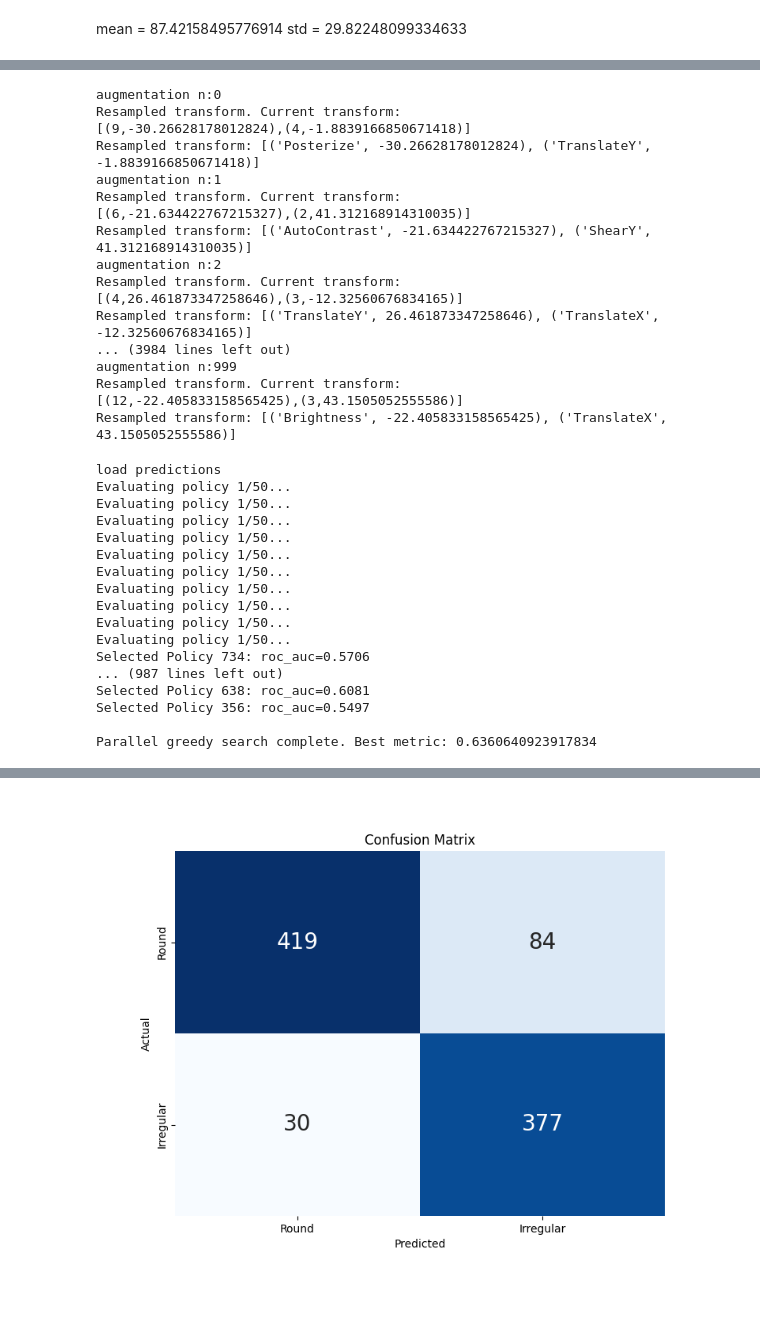
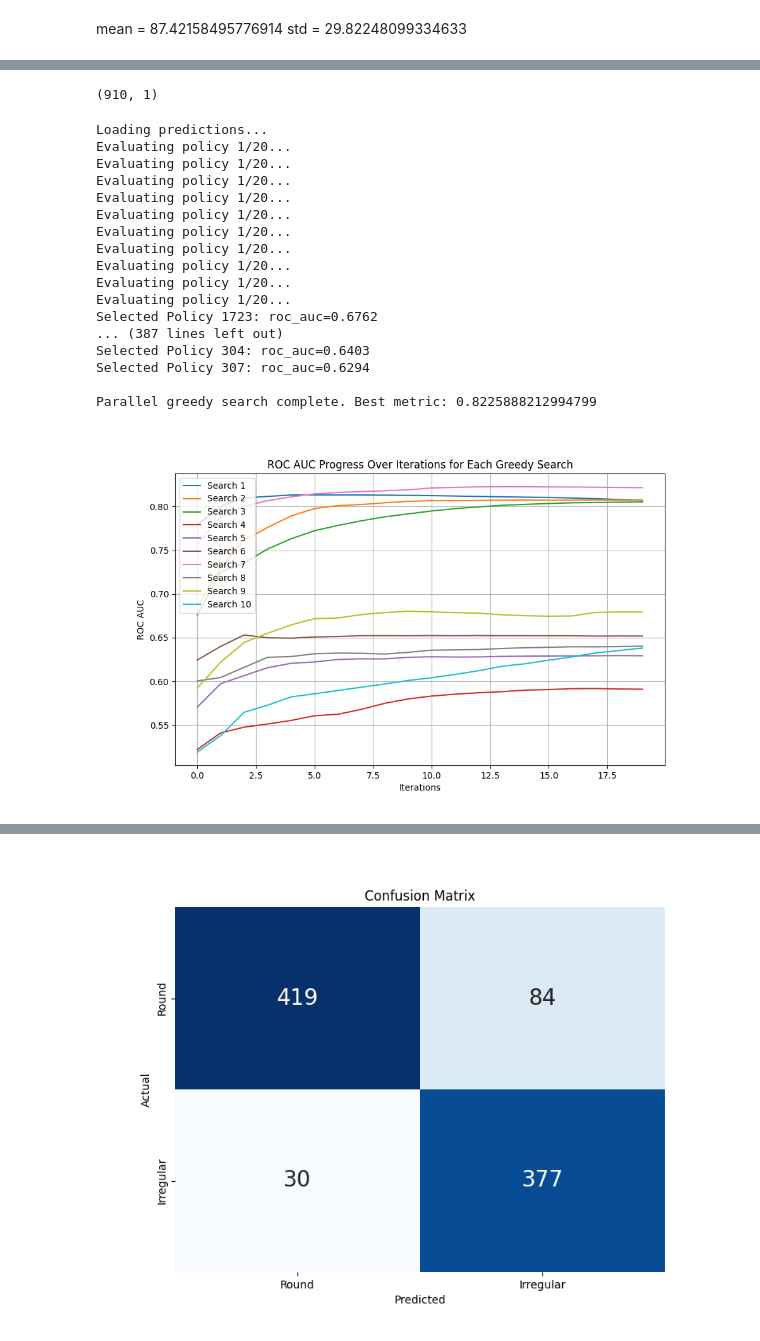
Before and after one commit to pstnmz/UQ_toolbox, a Jupyter notebook: CNN_shape_prediction_inferences.ipynb, the cells around one changed output, grey strips where cells are left out. Drawn from its saved outputs; the diff is of its cells as text; code cells hidden in the pictures; blank space fills up the shorter version.

```diff
--- a/CNN_shape_prediction_inferences.ipynb
+++ b/CNN_shape_prediction_inferences.ipynb
@@ -399,25 +417,7 @@ eval_all_data_gps = DataLoader(axialcuts_dataset_eval_all_gps, num_workers=12, b
 # %%
 models = [model.to(device) for model in models_list]
 # %%
-results, name = uq.apply_randaugment_and_store_results(eval_all_data_gps, models, 2, 45, 1000, device, binary_classification=True, batch_norm=False, mean=mean, std=std)
+#results, name = uq.apply_randaugment_and_store_results(eval_all_data_gps, models, 2, 45, 2000, device, binary_classification=True, batch_norm=False, mean=mean, std=std)
-# %% [output]
-augmentation n:0
-Resampled transform. Current transform:
-[(9,-30.26628178012824),(4,-1.8839166850671418)]
-Resampled transform: [('Posterize', -30.26628178012824), ('TranslateY', -1.8839166850671418)]
-augmentation n:1
-Resampled transform. Current transform:
-[(6,-21.634422767215327),(2,41.312168914310035)]
-Resampled transform: [('AutoContrast', -21.634422767215327), ('ShearY', 41.312168914310035)]
-augmentation n:2
-Resampled transform. Current transform:
-[(4,26.461873347258646),(3,-12.32560676834165)]
-Resampled transform: [('TranslateY', 26.461873347258646), ('TranslateX', -12.32560676834165)]
-... (3984 lines left out)
-augmentation n:999
-Resampled transform. Current transform:
-[(12,-22.405833158565425),(3,43.1505052555586)]
-Resampled transform: [('Brightness', -22.405833158565425), ('TranslateX', 43.1505052555586)]
 # %%
 # Store results
 all_results = []
@@ -459,23 +459,28 @@ with torch.no_grad():
 # %%
 good_idx = [k for k in range(len(all_results)) if all_results[k]['true_label'] == all_results[k]['predicted_class']]
 bad_idx = [k for k in range(len(all_results)) if all_results[k]['true_label'] != all_results[k]['predicted_class']]
+# %%
+b['predictions'].shape
+# %% [output]
+(910, 1)
 # %%
-best_aug = uq.perform_greedy_policy_search('savedpolicies', good_idx, bad_idx, num_workers=20)
+best_aug = uq.perform_greedy_policy_search('savedpolicies', good_idx, bad_idx, num_workers=20, max_iterations=20)
 # %% [output]
-load predictions
-Evaluating policy 1/50...
-Evaluating policy 1/50...
-Evaluating policy 1/50...
-Evaluating policy 1/50...
-Evaluating policy 1/50...
-Evaluating policy 1/50...
-Evaluating policy 1/50...
-Evaluating policy 1/50...
-Evaluating policy 1/50...
-Evaluating policy 1/50...
-Selected Policy 734: roc_auc=0.5706
-... (987 lines left out)
-Selected Policy 638: roc_auc=0.6081
-Selected Policy 356: roc_auc=0.5497
+Loading predictions...
+Evaluating policy 1/20...
+Evaluating policy 1/20...
+Evaluating policy 1/20...
+Evaluating policy 1/20...
+Evaluating policy 1/20...
+Evaluating policy 1/20...
+Evaluating policy 1/20...
+Evaluating policy 1/20...
+Evaluating policy 1/20...
+Evaluating policy 1/20...
+Selected Policy 1723: roc_auc=0.6762
+... (387 lines left out)
+Selected Policy 304: roc_auc=0.6403
+Selected Policy 307: roc_auc=0.6294
 
-Parallel greedy search complete. Best metric: 0.6360640923917834
+Parallel greedy search complete. Best metric: 0.8225888212994799
+[figure, added]
```
Also changed, not shown: parts of 25 cells of this notebook, 1 other file.
